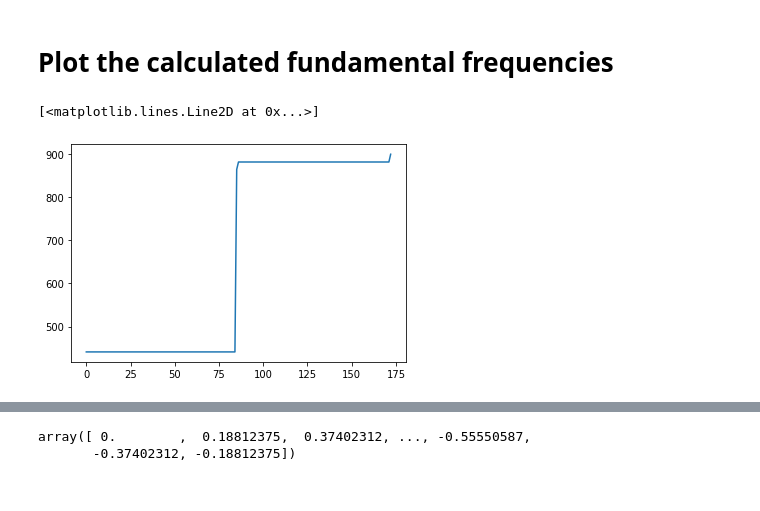
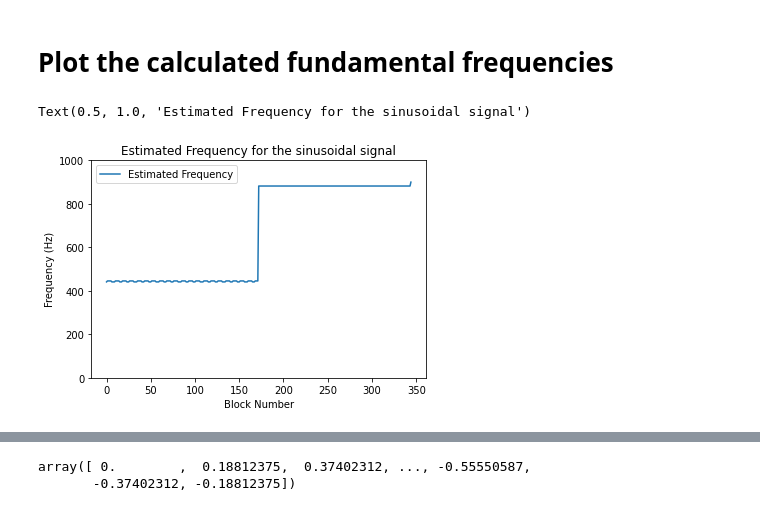
Before and after one commit to VedantKalbag/ACA-assignments, a Jupyter notebook: assignment_1/ass1.ipynb, the cells around one changed output, grey strips where cells are left out. Saved outputs shown, nothing was run; the diff lists cells and outputs as text; code cells hidden in the pictures.

```diff
--- a/assignment_1/ass1.ipynb
+++ b/assignment_1/ass1.ipynb
@@ -58,3 +59,7 @@ def block_audio(x,blockSize,hopSize,fs):
         out = np.array(lst)
         time = np.array(ts)
     return(out,time)
+# %%
+sr,x = scipy.io.wavfile.read('./trainData/01-D_AMairena.wav')
+
+a,t = block_audio(x,1025,512,44100)
@@ -453,23 +555,28 @@ for block in a:
 # %% [markdown]
 # Plot the calculated fundamental frequencies
 # %%
-blockSize=1024 # AT BLOCK SIZE BELOW 258 AND HOP SIZE BELOW 128 IT BREAKS
-hopSize=512
+blockSize=512 # AT BLOCK SIZE BELOW 256 AND HOP SIZE BELOW 128 IT BREAKS
+hopSize=256
 fs=44100 # AT Fs OF 88200 IT BREAKS
 
 
 f1=441
 f2=882
 t=1
 samples1=np.arange(t * fs)
 samples2=np.arange(t * fs)
 sig_a=np.sin(2*np.pi*f1*samples1/fs)
 sig_b=np.sin(2*np.pi*f2*samples2/fs)
 sig=np.append(sig_a,sig_b)
 samples=np.append(samples1,samples2)
 f0,ts=track_pitch_acf(sig,blockSize,hopSize, fs)
 
 plt.plot(f0)
+plt.xlabel('Block Number')
+plt.ylabel('Frequency (Hz)')
+plt.legend(['Estimated Frequency'])
+plt.ylim(0,1000)
+plt.title('Estimated Frequency for the sinusoidal signal')
 # %% [output]
-[<matplotlib.lines.Line2D at 0x...>]
+Text(0.5, 1.0, 'Estimated Frequency for the sinusoidal signal')
-[figure, old version]
+[figure, new version]
```
Also changed, not shown: parts of 17 cells of this notebook, 5 other files.
